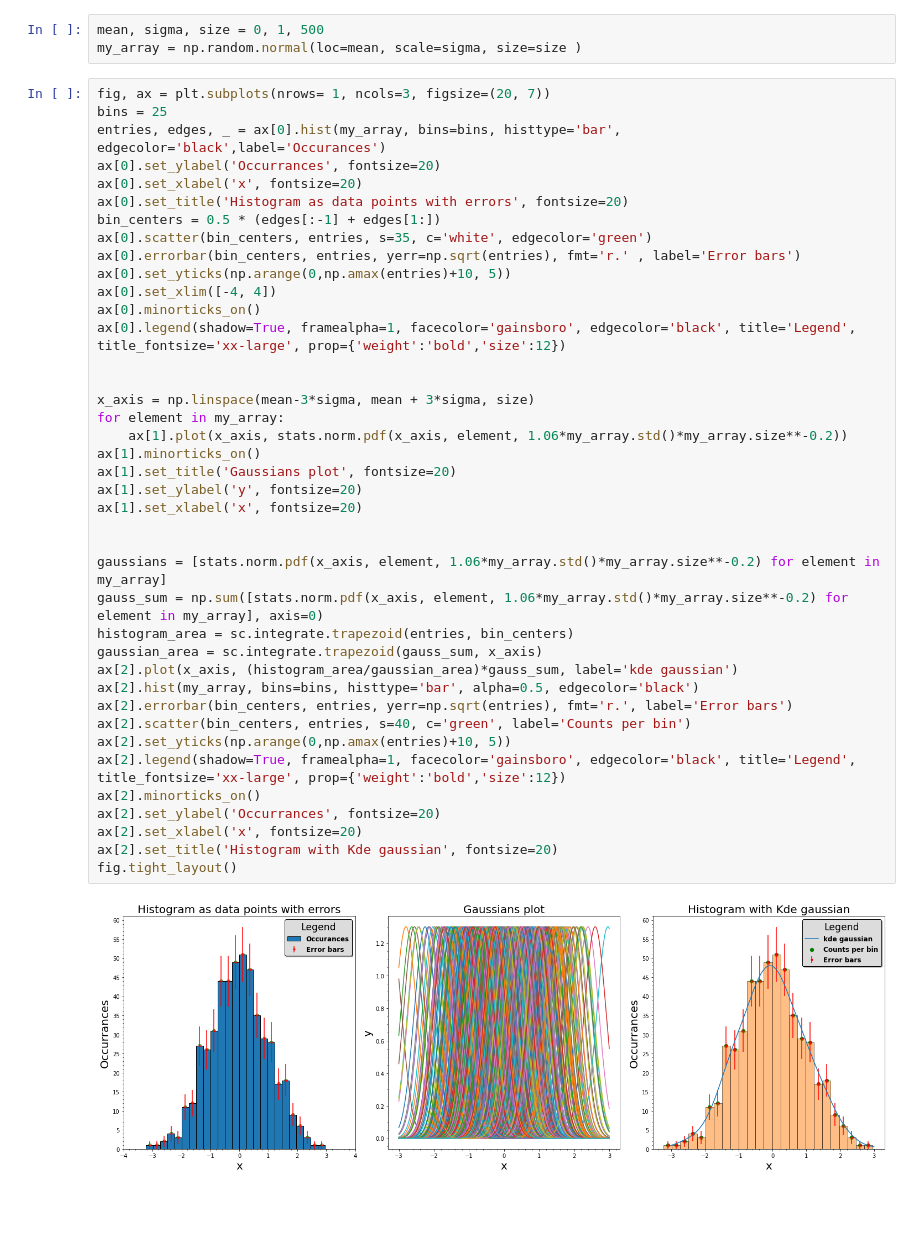
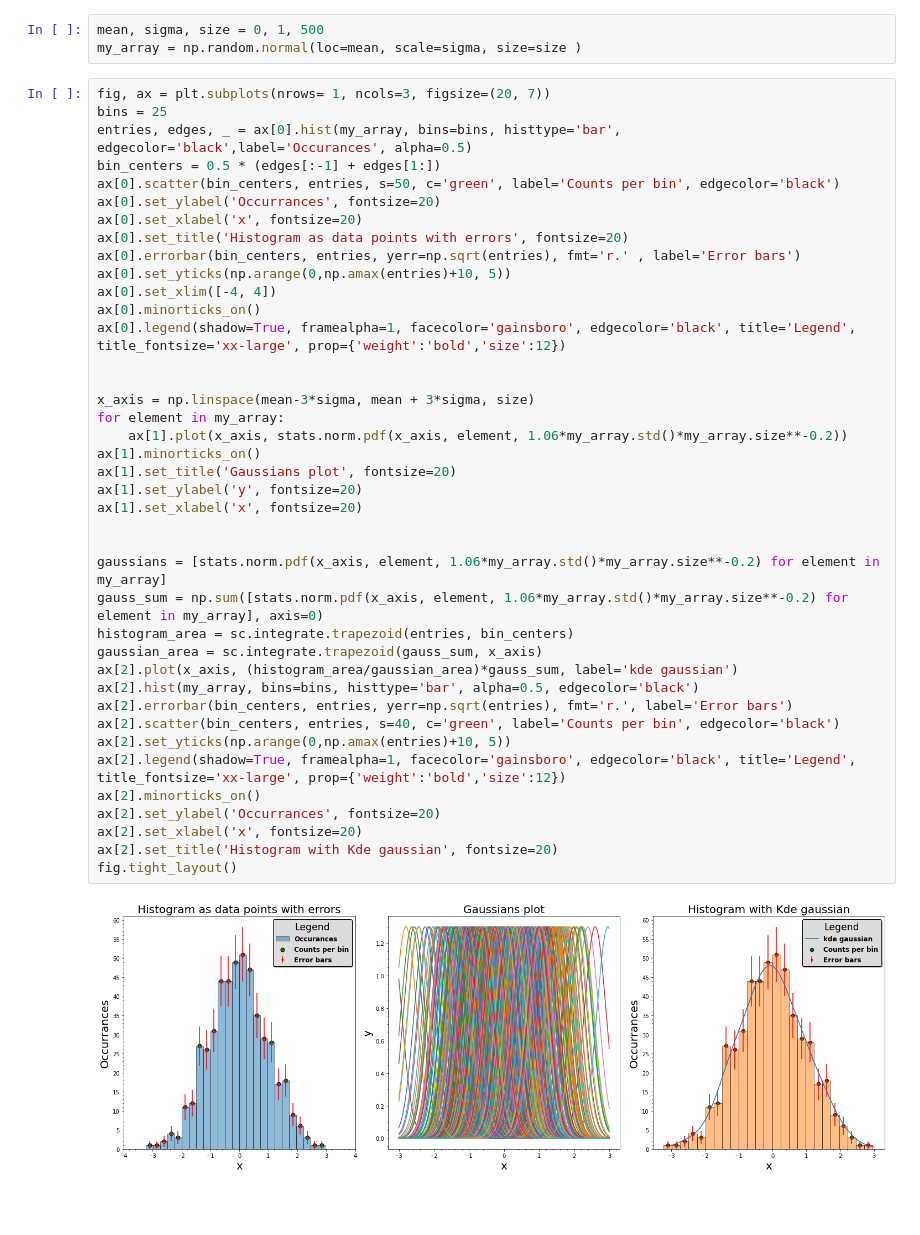
Before and after one commit to tommasoamico/LaboratoryOfComputationalPhysics_Y4, a Jupyter notebook: 06ex_Visualization.ipynb, the cells around one changed output. Drawn from its saved outputs; the diff is of its cells as text.

```diff
--- a/06ex_Visualization.ipynb
+++ b/06ex_Visualization.ipynb
@@ -66,45 +66,45 @@ my_array = np.random.normal(loc=mean, scale=sigma, size=size )
 # %%
 fig, ax = plt.subplots(nrows= 1, ncols=3, figsize=(20, 7))
 bins = 25
-entries, edges, _ = ax[0].hist(my_array, bins=bins, histtype='bar', edgecolor='black',label='Occurances')
+entries, edges, _ = ax[0].hist(my_array, bins=bins, histtype='bar', edgecolor='black',label='Occurances', alpha=0.5)
+bin_centers = 0.5 * (edges[:-1] + edges[1:])
+ax[0].scatter(bin_centers, entries, s=50, c='green', label='Counts per bin', edgecolor='black')
 ax[0].set_ylabel('Occurrances', fontsize=20)
 ax[0].set_xlabel('x', fontsize=20)
 ax[0].set_title('Histogram as data points with errors', fontsize=20)
-bin_centers = 0.5 * (edges[:-1] + edges[1:])
-ax[0].scatter(bin_centers, entries, s=35, c='white', edgecolor='green')
 ax[0].errorbar(bin_centers, entries, yerr=np.sqrt(entries), fmt='r.' , label='Error bars')
 ax[0].set_yticks(np.arange(0,np.amax(entries)+10, 5))
 ax[0].set_xlim([-4, 4])
 ax[0].minorticks_on()
 ax[0].legend(shadow=True, framealpha=1, facecolor='gainsboro', edgecolor='black', title='Legend', title_fontsize='xx-large', prop={'weight':'bold','size':12})
 
 
 x_axis = np.linspace(mean-3*sigma, mean + 3*sigma, size)
 for element in my_array:
     ax[1].plot(x_axis, stats.norm.pdf(x_axis, element, 1.06*my_array.std()*my_array.size**-0.2))
 ax[1].minorticks_on()
 ax[1].set_title('Gaussians plot', fontsize=20)
 ax[1].set_ylabel('y', fontsize=20)
 ax[1].set_xlabel('x', fontsize=20)
 
 
 gaussians = [stats.norm.pdf(x_axis, element, 1.06*my_array.std()*my_array.size**-0.2) for element in my_array]
 gauss_sum = np.sum([stats.norm.pdf(x_axis, element, 1.06*my_array.std()*my_array.size**-0.2) for element in my_array], axis=0)
 histogram_area = sc.integrate.trapezoid(entries, bin_centers)
 gaussian_area = sc.integrate.trapezoid(gauss_sum, x_axis)
 ax[2].plot(x_axis, (histogram_area/gaussian_area)*gauss_sum, label='kde gaussian')
 ax[2].hist(my_array, bins=bins, histtype='bar', alpha=0.5, edgecolor='black')
 ax[2].errorbar(bin_centers, entries, yerr=np.sqrt(entries), fmt='r.', label='Error bars')
-ax[2].scatter(bin_centers, entries, s=40, c='green', label='Counts per bin')
+ax[2].scatter(bin_centers, entries, s=40, c='green', label='Counts per bin', edgecolor='black')
 ax[2].set_yticks(np.arange(0,np.amax(entries)+10, 5))
 ax[2].legend(shadow=True, framealpha=1, facecolor='gainsboro', edgecolor='black', title='Legend', title_fontsize='xx-large', prop={'weight':'bold','size':12})
 ax[2].minorticks_on()
 ax[2].set_ylabel('Occurrances', fontsize=20)
 ax[2].set_xlabel('x', fontsize=20)
 ax[2].set_title('Histogram with Kde gaussian', fontsize=20)
 fig.tight_layout()
 # %% [output]
-[figure, old version]
+[figure, new version]
 # %% [markdown]
 #####
 # %% [raw]
```
Also changed, not shown: parts of 11 cells of this notebook.
